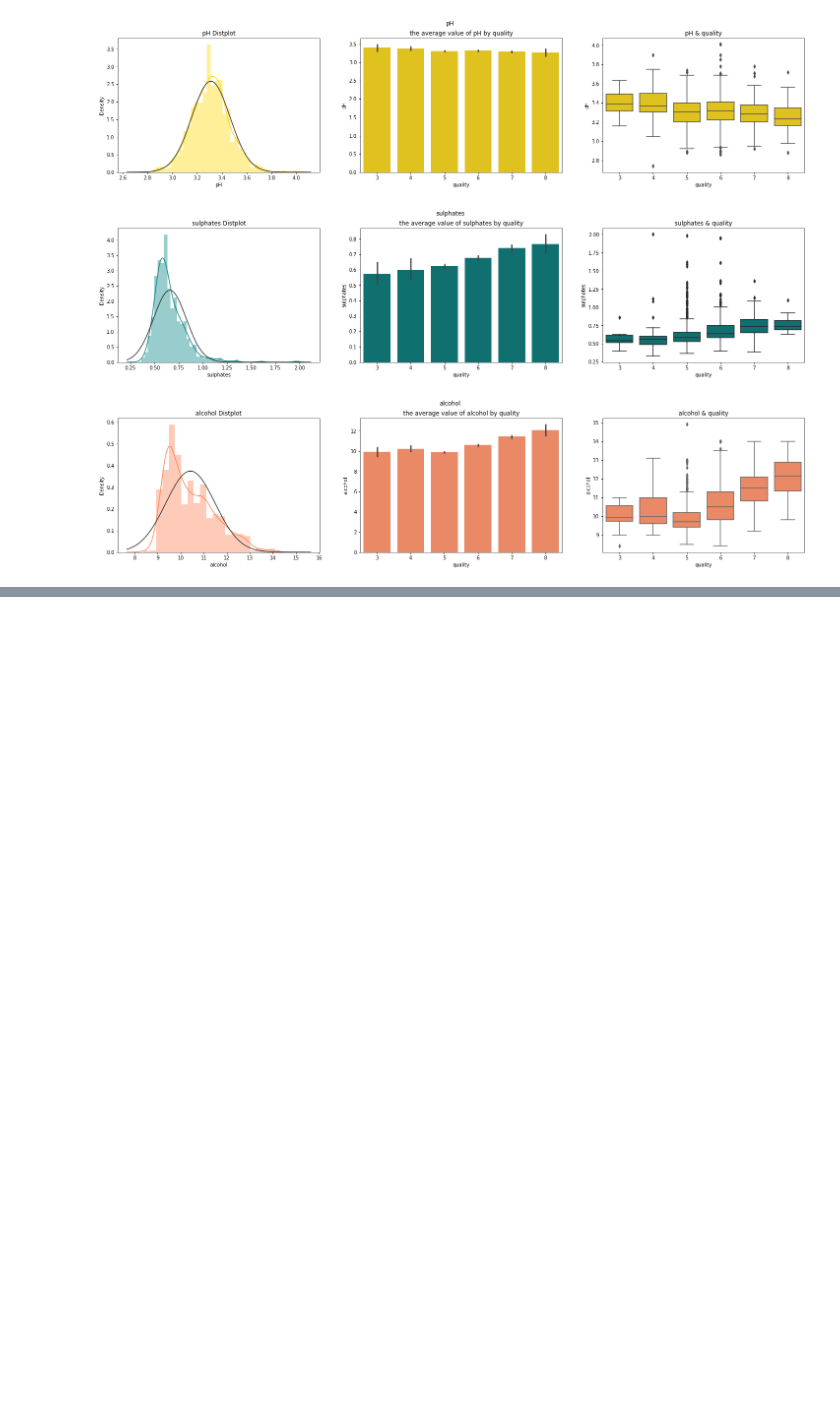
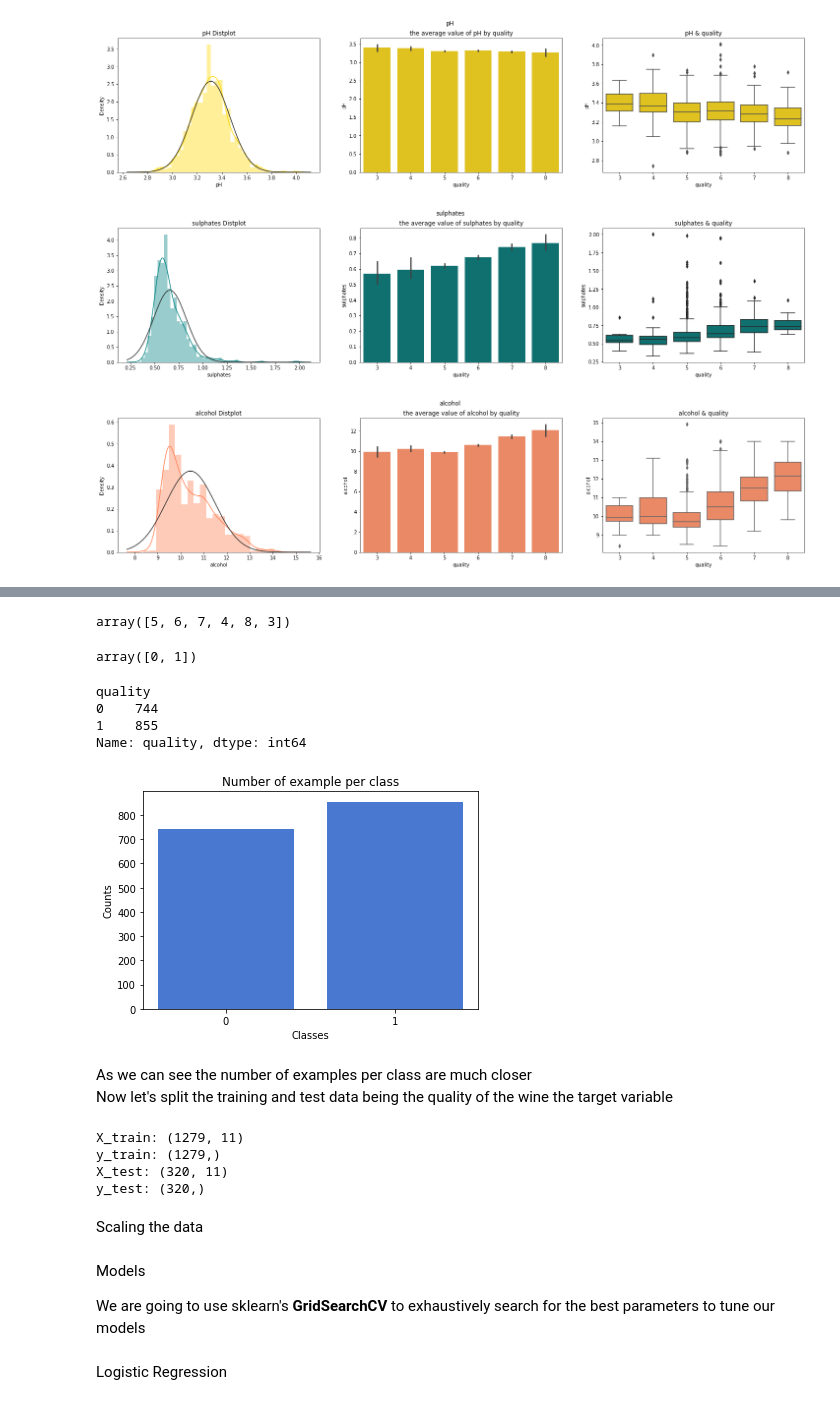
Before and after one commit to GustavoGil13/classifiers-red-wine-quality, a Jupyter notebook: classifiers.ipynb, the cells around one changed output, grey strips where cells are left out. Drawn from its saved outputs; the diff is of its cells as text; code cells hidden in the pictures; blank space fills up the shorter version.

Commit message:
done lr and dtc. Missing rfc training

```diff
--- a/classifiers.ipynb
+++ b/classifiers.ipynb
@@ -182,0 +199,31 @@ Overall, almost every column has a lot of outliers expect **citric acid**
+# %%
+df["quality"].unique()
+# %% [output]
+array([5, 6, 7, 4, 8, 3])
+# %%
+df.loc[df["quality"].isin([3, 4, 5]), "quality"] = 0
+df.loc[df["quality"].isin([6, 7, 8]), "quality"] = 1
+# %%
+df["quality"].unique()
+# %% [output]
+array([0, 1])
+# %%
+quality_counts = df.groupby("quality").quality.count()
+quality_counts
+# %% [output]
+quality
+0    744
+1    855
+Name: quality, dtype: int64
+# %%
+plt.bar(x = quality_counts.index, height=quality_counts.values)
+plt.xlabel("Classes")
+plt.ylabel("Counts")
+plt.title("Number of example per class")
+plt.xticks([0, 1])
+plt.show()
+# %% [output]
+[figure, added]
+# %% [markdown]
+As we can see the number of examples per class are much closer <br>
+Now let's split the training and test data being the quality of the wine the target variable
@@ -182,0 +235,14 @@ Overall, almost every column has a lot of outliers expect **citric acid**
+# %%
+print(f"""
+X_train: {X_train.shape}
+y_train: {y_train.shape}
+X_test: {X_test.shape}
+y_test: {y_test.shape}
+""")
+# %% [output]
+X_train: (1279, 11)
+y_train: (1279,)
+X_test: (320, 11)
+y_test: (320,)
+# %% [markdown]
+Scaling the data
@@ -182,0 +253,4 @@ Overall, almost every column has a lot of outliers expect **citric acid**
+# %% [markdown]
+Models
+
+We are going to use sklearn's **GridSearchCV** to exhaustively search for the best parameters to tune our models
@@ -182,0 +260,2 @@ Overall, almost every column has a lot of outliers expect **citric acid**
+# %% [markdown]
+Logistic Regression
```
Also changed, not shown: parts of 37 cells of this notebook.
